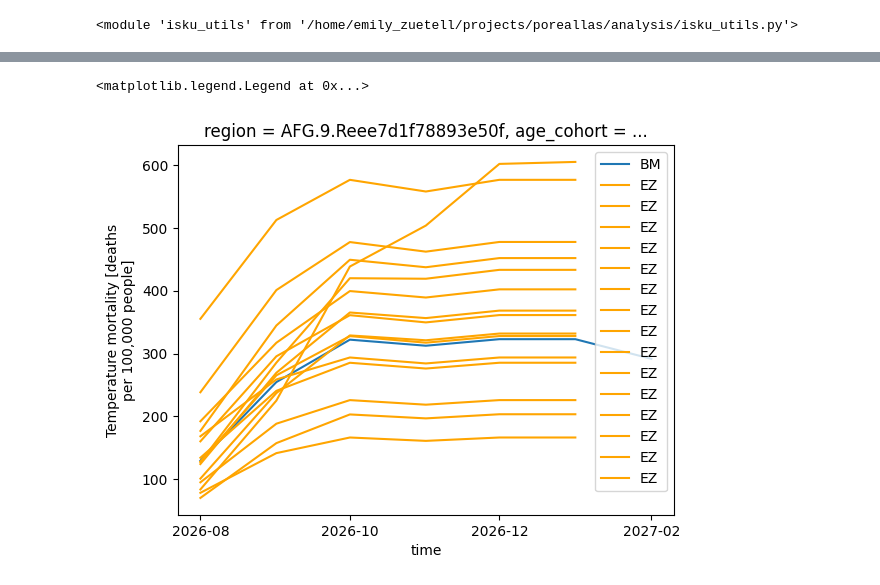
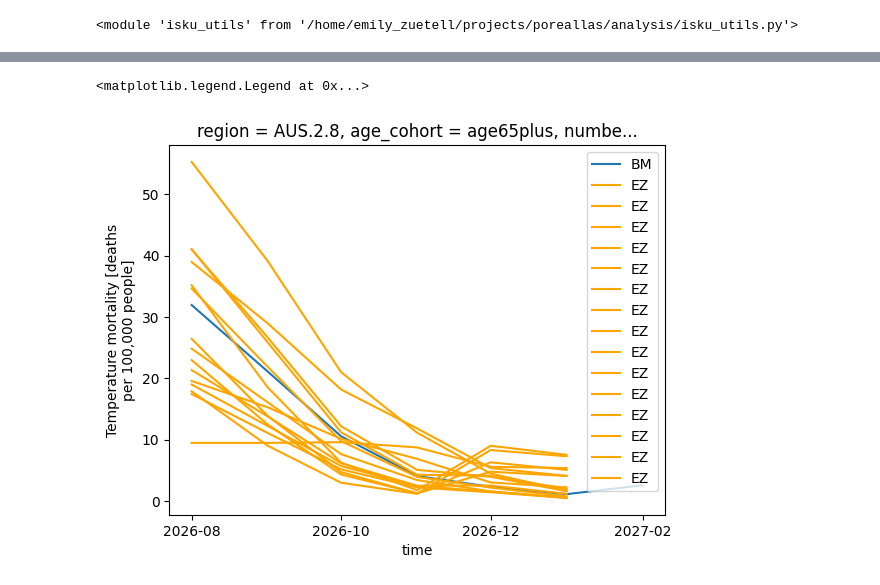
Before and after one commit to ezuetell/poreallas, a Jupyter notebook: analysis/v01_effect_comparison.ipynb, the cells around one changed output, grey strips where cells are left out. Saved outputs shown, nothing was run; the diff lists cells and outputs as text; code cells hidden in the pictures.

Commit message:
Updated comparison w/ gamma samples

```diff
--- a/analysis/v01_effect_comparison.ipynb
+++ b/analysis/v01_effect_comparison.ipynb
@@ -23,7 +23,7 @@ load_dotenv()
 DATA_DIR = os.environ["DATA_DIR"]
 #EFFECTS_URI = os.environ["POREALLAS_EFFECTS_URI"]
 EFFECTS_URI_EZ = "/home/emily_zuetell/projects/poreallas/data/2608_effect_gamma_sampled.zarr"
-EFFECTS_URI_BM = "gs://poreallas-public-20260605/v20260825/parsed/effects-q100.zarr"
+EFFECTS_URI_BM = "gs://poreallas-public-20260605/v20260827/parsed/effects.zarr"
 IMPACT_REGION_POLYGONS = os.environ["POREALLAS_REGIONS_POLYGONS_URI"]
 SOCIOECONOMICS_URI = os.environ["POREALLAS_SOCIOECONOMICS_URI"]
 # %%
@@ -48,8 +57,9 @@ socioeconomics = socioeconomics.sel(year = 2026)[['pop0to4', 'pop5to64', 'pop65p
 # %%
-effect_bm['/forecast']['effect'].isel(region = 100, number = 10).sel(age_cohort = 'age65plus').plot(label = 'BM')
+region_i = 1000
+effect_bm['/forecast']['effect'].isel(region = region_i, number = 10).sel(age_cohort = 'age65plus').plot(label = 'BM')
 for i in range(15):
-    effect_ez['/forecast']['effect'].isel(region = 100, number = 10).sel(age_cohort = 'age65plus').sel(sample = i).plot(label = 'EZ', color = 'orange')
+    effect_ez['/forecast']['effect'].isel(region = region_i, number = 10).sel(age_cohort = 'age65plus').sel(sample = i).plot(label = 'EZ', color = 'orange')
 plt.legend()
 # %% [output]
 <matplotlib.legend.Legend at 0x...>
-[figure, old version]
+[figure, new version]
```
Also changed, not shown: parts of 10 cells of this notebook.
